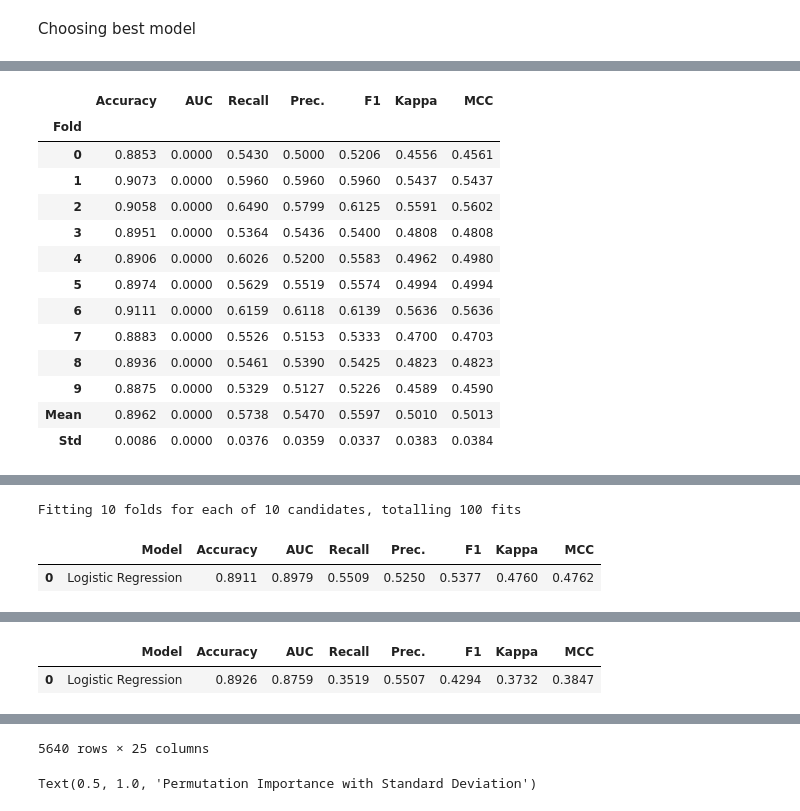
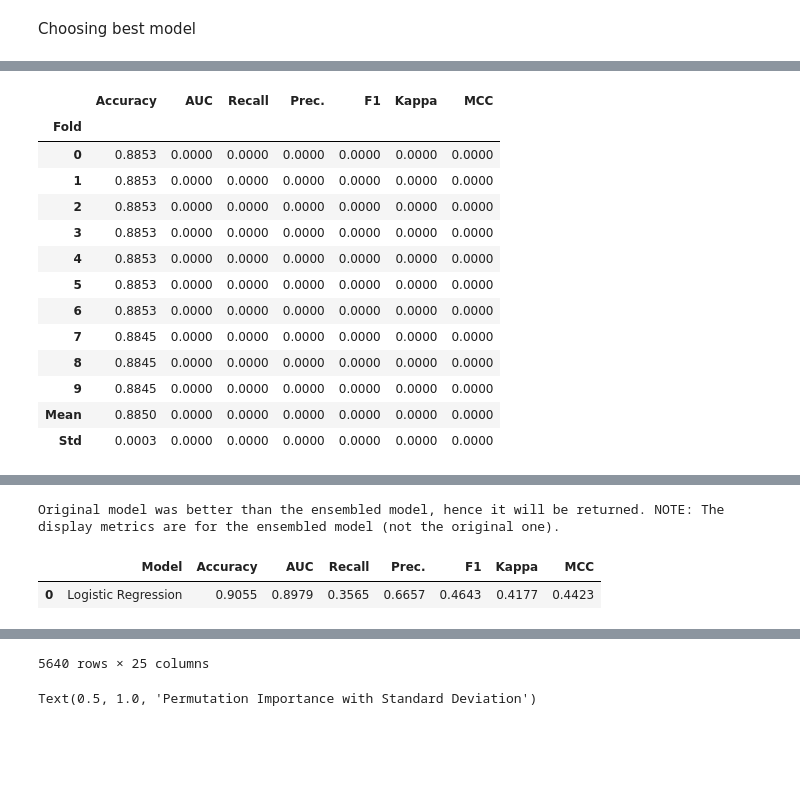
Before and after one commit to frazah/tobacco-analysis, a Jupyter notebook: src/notebooks/youth copy.ipynb, the cells around one changed output, grey strips where cells are left out. Saved outputs shown, nothing was run; the diff lists cells and outputs as text; code cells hidden in the pictures; blank space fills up the shorter version.

Commit message:
added weights

```diff
--- a/src/notebooks/youth copy.ipynb
+++ b/src/notebooks/youth copy.ipynb
@@ -339,0 +332,21 @@ interactive(children=(ToggleButtons(description='Plot Type:', icons=('',), optio
+# %%
+# get the unique classes
+classes = merged_df['Smoke'].unique()
+# class_weights = compute_class_weight(class_weight={0:false_weight, 1:true_weight}, classes=classes, y=merged_df['Smoke'],)
+class_weights = compute_class_weight(class_weight="balanced", classes=classes, y=merged_df['Smoke'],)
+
+print(class_weights)
+
+new_weights = dict(zip(classes, class_weights))
+print(new_weights)
+
+# new_weights[True] = new_weights[True]*0.9
+
+model = pc.create_model('lr', fold=20)
+weighted_model = pc.create_model('lr', fold=20, class_weight=new_weights)
+# model = best
+
+pc.predict_model(model)
+pc.predict_model(weighted_model)
+
+# pc.evaluate_model(model)
@@ -340,27 +413,27 @@ interactive(children=(ToggleButtons(description='Plot Type:', icons=('',), optio
 # %%
-tuned_model = pc.tune_model(model, optimize='MCC', choose_better=True)
-pc.predict_model(tuned_model)
+# tuned_model = pc.tune_model(model, optimize='MCC', choose_better=True)
+# pc.predict_model(tuned_model)
 
-tuned_model = pc.ensemble_model(tuned_model, method='Boosting')
+tuned_model = pc.ensemble_model(model, method='Boosting', choose_better=True, optimize='MCC')
 pc.predict_model(tuned_model)
 # pc.evaluate_model(tuned_model)
 # %% [output]
 [interactive output not drawn]
 |  | Accuracy | AUC | Recall | Prec. | F1 | Kappa | MCC |
 | Fold |  |  |  |  |  |  |  |
-| 0 | 0.8853 | 0.0000 | 0.5430 | 0.5000 | 0.5206 | 0.4556 | 0.4561 |
-| 1 | 0.9073 | 0.0000 | 0.5960 | 0.5960 | 0.5960 | 0.5437 | 0.5437 |
-| 2 | 0.9058 | 0.0000 | 0.6490 | 0.5799 | 0.6125 | 0.5591 | 0.5602 |
-| 3 | 0.8951 | 0.0000 | 0.5364 | 0.5436 | 0.5400 | 0.4808 | 0.4808 |
-| 4 | 0.8906 | 0.0000 | 0.6026 | 0.5200 | 0.5583 | 0.4962 | 0.4980 |
-| 5 | 0.8974 | 0.0000 | 0.5629 | 0.5519 | 0.5574 | 0.4994 | 0.4994 |
-| 6 | 0.9111 | 0.0000 | 0.6159 | 0.6118 | 0.6139 | 0.5636 | 0.5636 |
-| 7 | 0.8883 | 0.0000 | 0.5526 | 0.5153 | 0.5333 | 0.4700 | 0.4703 |
-| 8 | 0.8936 | 0.0000 | 0.5461 | 0.5390 | 0.5425 | 0.4823 | 0.4823 |
-| 9 | 0.8875 | 0.0000 | 0.5329 | 0.5127 | 0.5226 | 0.4589 | 0.4590 |
-| Mean | 0.8962 | 0.0000 | 0.5738 | 0.5470 | 0.5597 | 0.5010 | 0.5013 |
-| Std | 0.0086 | 0.0000 | 0.0376 | 0.0359 | 0.0337 | 0.0383 | 0.0384 |
+| 0 | 0.8853 | 0.0000 | 0.0000 | 0.0000 | 0.0000 | 0.0000 | 0.0000 |
+| 1 | 0.8853 | 0.0000 | 0.0000 | 0.0000 | 0.0000 | 0.0000 | 0.0000 |
+| 2 | 0.8853 | 0.0000 | 0.0000 | 0.0000 | 0.0000 | 0.0000 | 0.0000 |
+| 3 | 0.8853 | 0.0000 | 0.0000 | 0.0000 | 0.0000 | 0.0000 | 0.0000 |
+| 4 | 0.8853 | 0.0000 | 0.0000 | 0.0000 | 0.0000 | 0.0000 | 0.0000 |
+| 5 | 0.8853 | 0.0000 | 0.0000 | 0.0000 | 0.0000 | 0.0000 | 0.0000 |
+| 6 | 0.8853 | 0.0000 | 0.0000 | 0.0000 | 0.0000 | 0.0000 | 0.0000 |
+| 7 | 0.8845 | 0.0000 | 0.0000 | 0.0000 | 0.0000 | 0.0000 | 0.0000 |
+| 8 | 0.8845 | 0.0000 | 0.0000 | 0.0000 | 0.0000 | 0.0000 | 0.0000 |
+| 9 | 0.8845 | 0.0000 | 0.0000 | 0.0000 | 0.0000 | 0.0000 | 0.0000 |
+| Mean | 0.8850 | 0.0000 | 0.0000 | 0.0000 | 0.0000 | 0.0000 | 0.0000 |
+| Std | 0.0003 | 0.0000 | 0.0000 | 0.0000 | 0.0000 | 0.0000 | 0.0000 |
 [interactive output not drawn]
-Fitting 10 folds for each of 10 candidates, totalling 100 fits
+Original model was better than the ensembled model, hence it will be returned. NOTE: The display metrics are for the ensembled model (not the original one).
 |  | Model | Accuracy | AUC | Recall | Prec. | F1 | Kappa | MCC |
-| 0 | Logistic Regression | 0.8911 | 0.8979 | 0.5509 | 0.5250 | 0.5377 | 0.4760 | 0.4762 |
+| 0 | Logistic Regression | 0.9055 | 0.8979 | 0.3565 | 0.6657 | 0.4643 | 0.4177 | 0.4423 |
@@ -383,2 +451,0 @@ Fitting 10 folds for each of 10 candidates, totalling 100 fits
-|  | Model | Accuracy | AUC | Recall | Prec. | F1 | Kappa | MCC |
-| 0 | Logistic Regression | 0.8926 | 0.8759 | 0.3519 | 0.5507 | 0.4294 | 0.3732 | 0.3847 |
```
Also changed, not shown: parts of 4 cells of this notebook, 1 other file.
